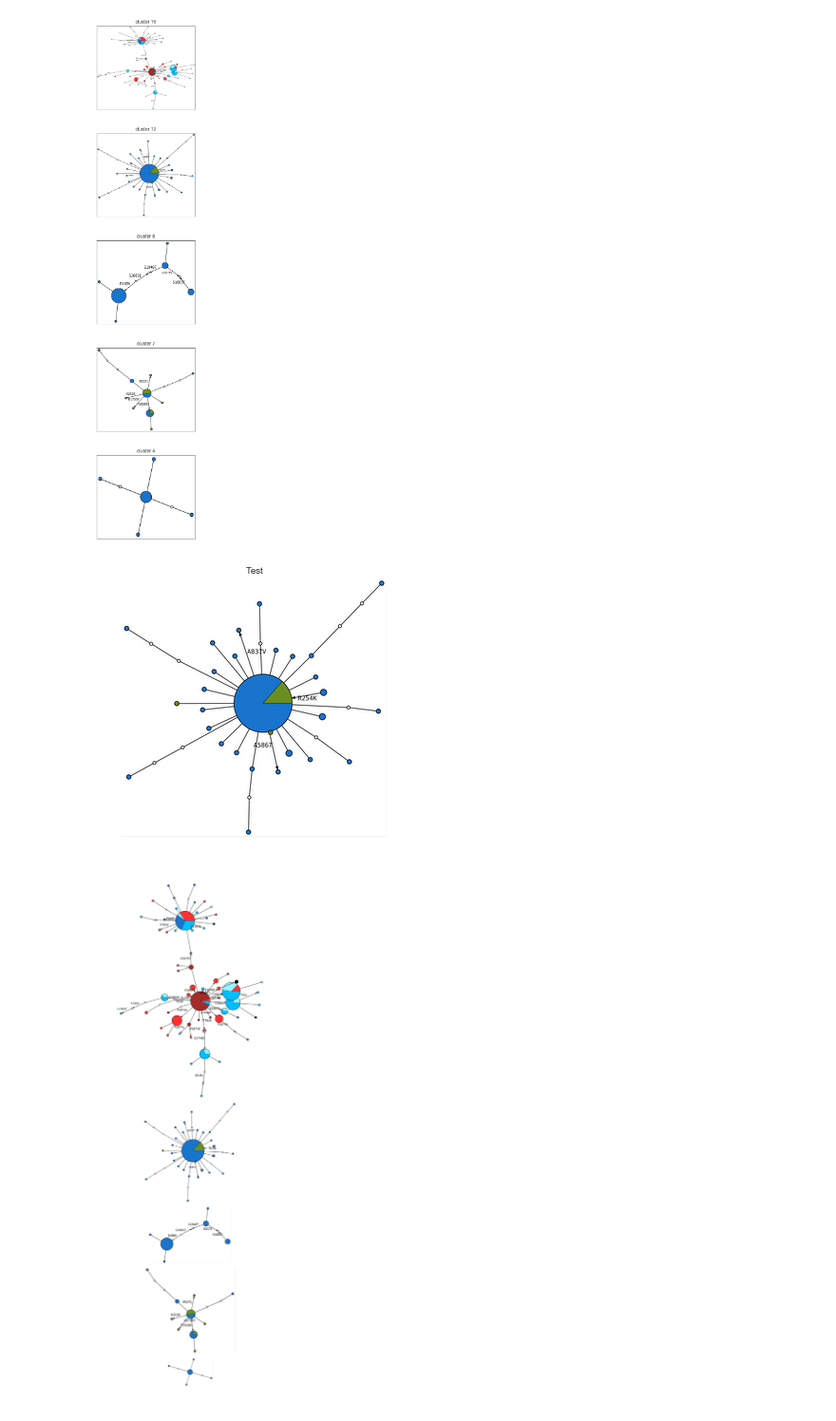
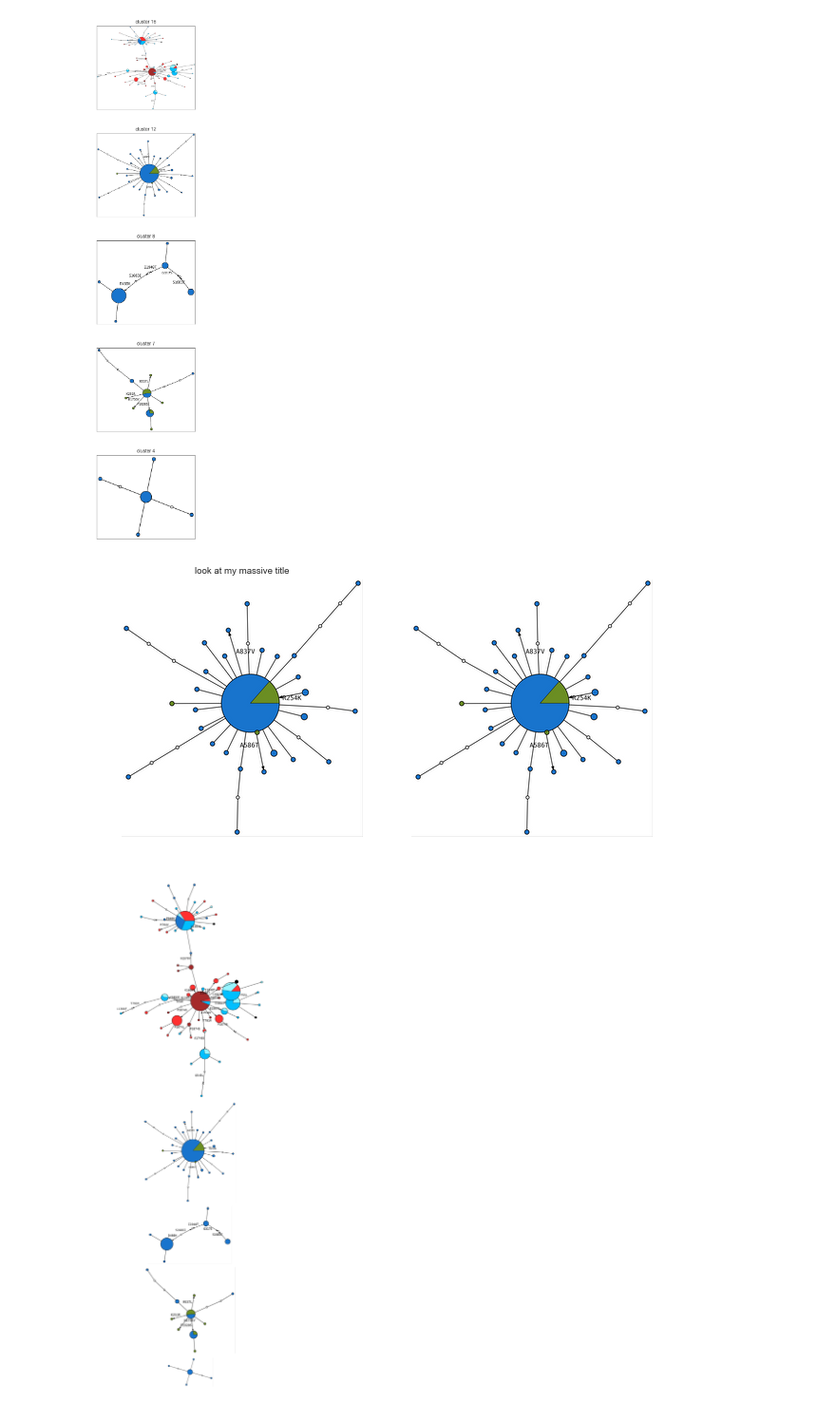
Before and after one commit to cclarkson/agam-vgsc-report, a Jupyter notebook: notebooks/haplork_cluster_nets.ipynb, the cells around one changed output. Shown at 95% size. Cells and saved outputs as stored; diff of their text form; code cells hidden in the pictures.

```diff
--- a/notebooks/haplork_cluster_nets.ipynb
+++ b/notebooks/haplork_cluster_nets.ipynb
@@ -657,10 +658,13 @@ def plot_clus(graph, ax, axis=False, title=None):
         ax.set_title(title)
     plot_gv(graph, ax, dpi=600, interpolation='lanczos', ratio='fill')
 # %%
-fig, ax = plt.subplots(figsize=(5, 5))
-plot_clus(graph2, ax, title='Test')
+fig, ax = plt.subplots(figsize=(10, 5))
+ax = plt.subplot(1,2,1)
+plot_clus(graph2, ax, title='look at my massive title')
+ax = plt.subplot(1,2,2)
+plot_clus(graph2, ax)
 # %% [output]
-[figure, old version]
+[figure, new version]
 # %%
 # use gridspec to scale size of each plot
 fig = plt.figure(figsize=(4, 12), dpi=120)
```
Also changed, not shown: parts of 7 cells of this notebook, 11 other files.
